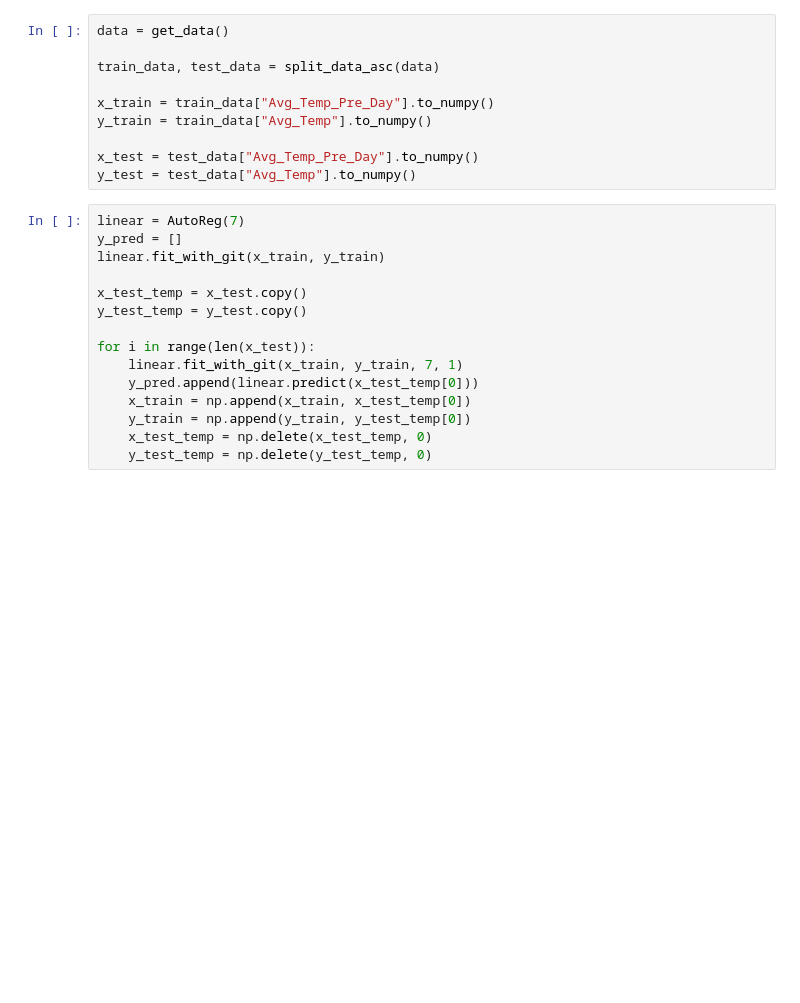
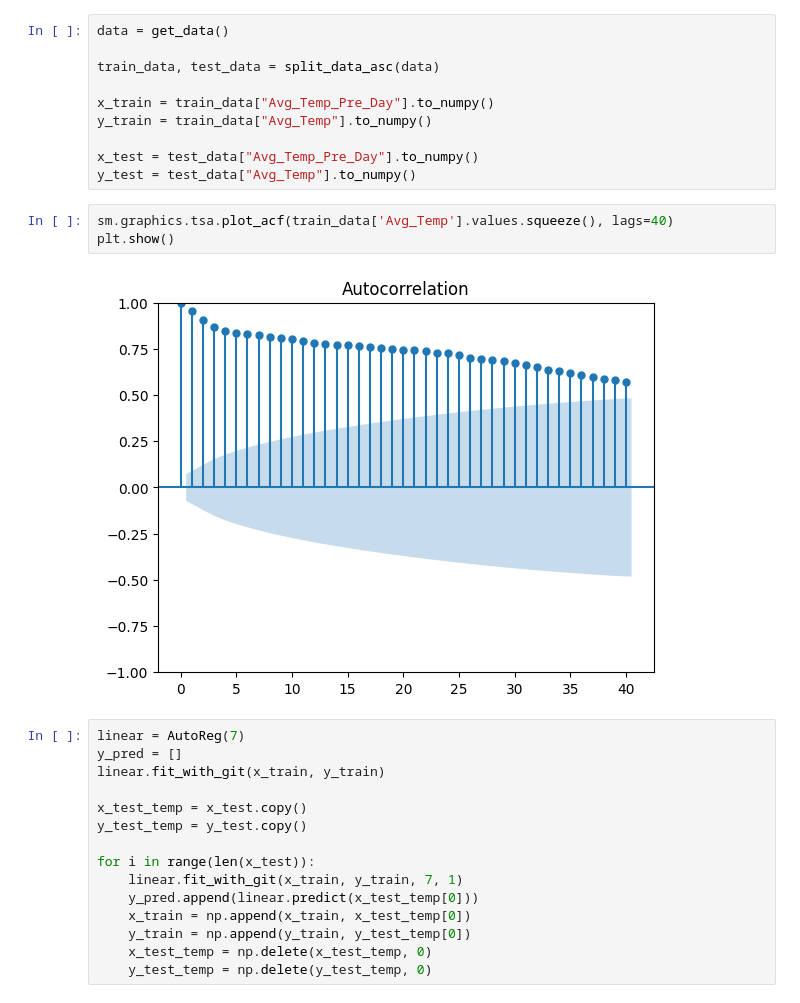
Before and after one commit to mikitomi21/Weather_Prediction, a Jupyter notebook: presentation.ipynb, the cells around one changed output. Drawn from its saved outputs; the diff is of its cells as text; blank space fills up the shorter version.

```diff
--- a/presentation.ipynb
+++ b/presentation.ipynb
@@ -113,6 +113,11 @@ y_train = train_data["Avg_Temp"].to_numpy()
 
 x_test = test_data["Avg_Temp_Pre_Day"].to_numpy()
 y_test = test_data["Avg_Temp"].to_numpy()
+# %%
+sm.graphics.tsa.plot_acf(train_data['Avg_Temp'].values.squeeze(), lags=40)
+plt.show()
+# %% [output]
+[figure, added]
 # %%
 linear = AutoReg(7)
 y_pred = []
```
Also changed, not shown: parts of 5 cells of this notebook.
